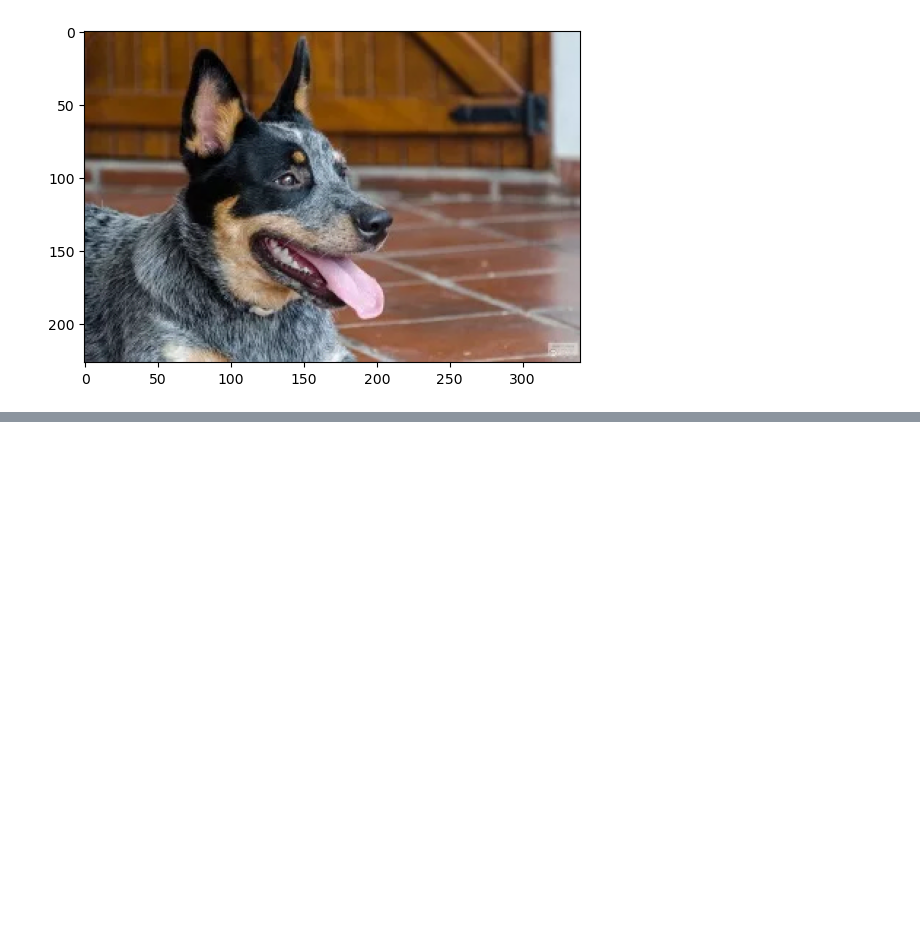
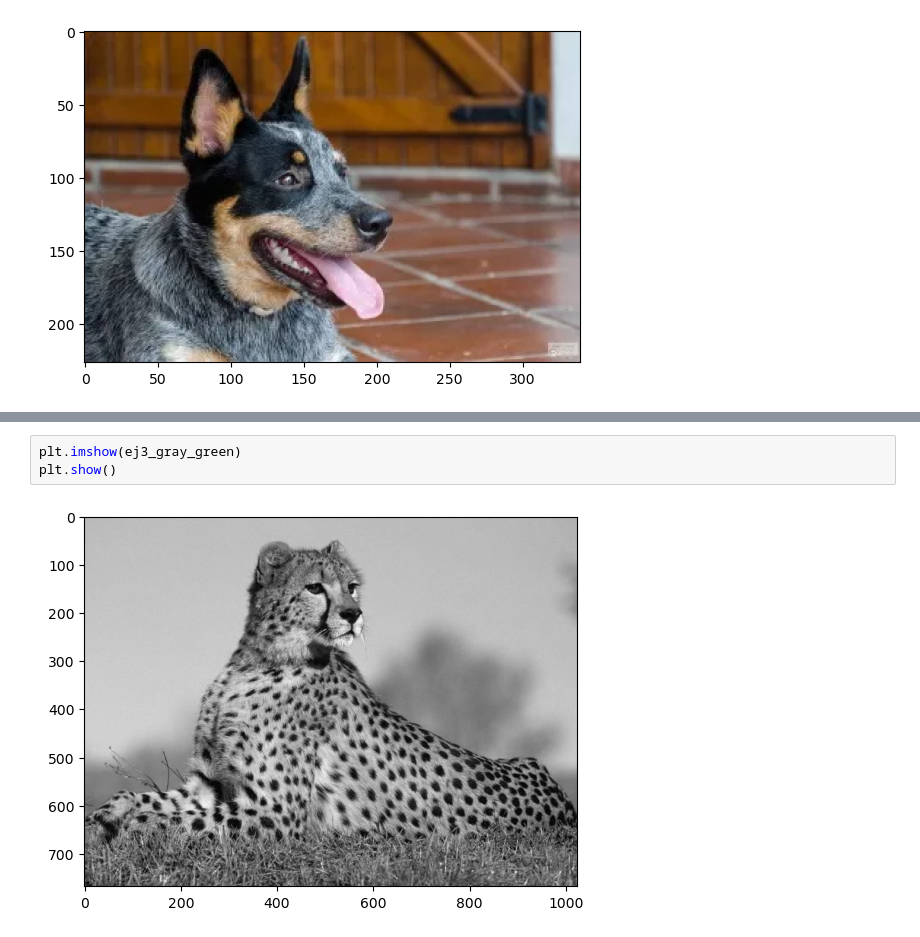
Before and after one commit to jriveramol/Lab1_ProcesamientoImagenes, a Jupyter notebook: 24005123 - Lab1.ipynb, the cells around one changed output, grey strips where cells are left out. Drawn from its saved outputs; the diff is of its cells as text; blank space fills up the shorter version.

```diff
--- a/24005123 - Lab1.ipynb
+++ b/24005123 - Lab1.ipynb
@@ -84,0 +119,5 @@ plt.show()
+# %%
+plt.imshow(ej3_gray_green)
+plt.show()
+# %% [output]
+[figure, added]
```
Also changed, not shown: parts of 10 cells of this notebook, 4 other files.
